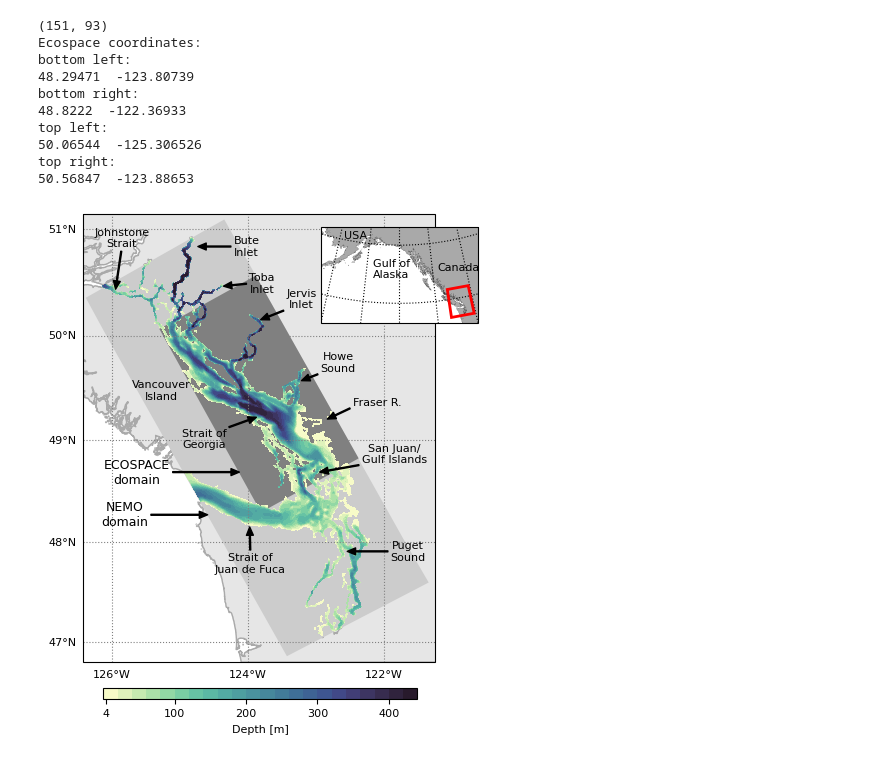
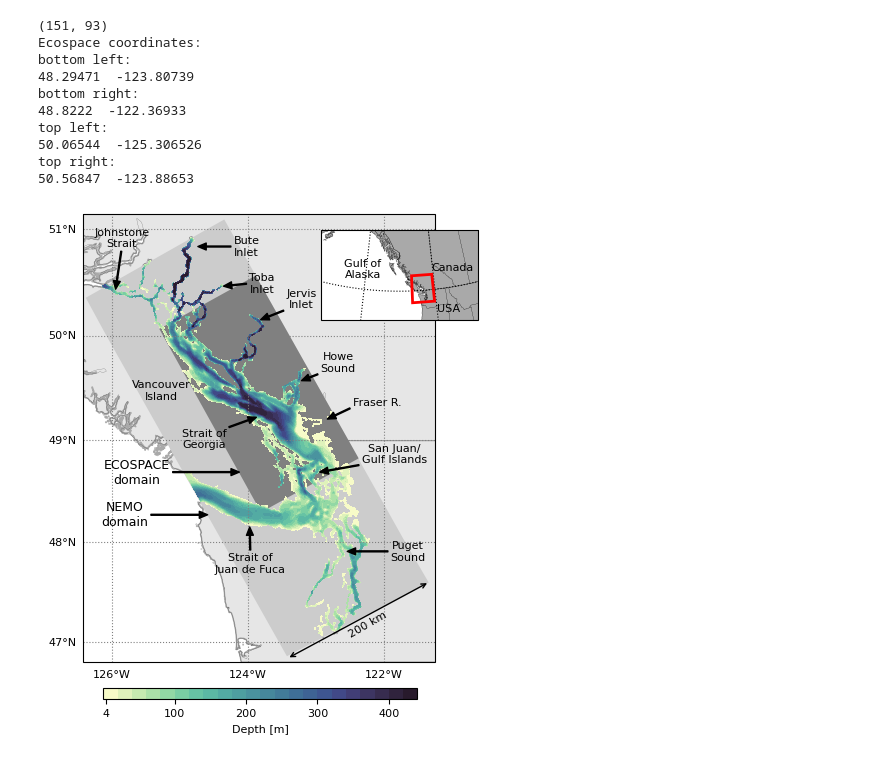
Before and after one commit to goldford/NEMO-Salish-Sea-1500, a Jupyter notebook: code/Visuals - Overview Map (Py3).ipynb, the cells around one changed output. Drawn from its saved outputs; the diff is of its cells as text; code cells hidden in the pictures.

```diff
--- a/code/Visuals - Overview Map (Py3).ipynb
+++ b/code/Visuals - Overview Map (Py3).ipynb
@@ -127,6 +132,8 @@ ax0.set_extent(xlim + ylim)
 imap=True
 if imap==True:
     ax0.add_feature(crt.feature.GSHHSFeature('full', edgecolor='darkgray', facecolor=(.9,.9,.9)))
+    ax0.add_feature(feature.BORDERS,linewidth=0.1)
+    ax0.add_feature(feature.STATES,linewidth=0.1)
 #     verts=[[navlon[0,0]+.01,navlat[0,0]+.01*(navlat[0,0]-navlat[-1,0])/(navlon[0,0]-navlon[-1,0])],
 #            [navlon[0,-1]+.01,navlat[0,-1]+.01*(navlat[0,-1]-navlat[-1,-1])/(navlon[0,-1]-navlon[-1,-1])],
 #            [navlon[-1,-1]-.01,navlat[-1,-1]-.01*(navlat[0,-1]-navlat[-1,-1])/(navlon[0,-1]-navlon[-1,-1])],
@@ -213,37 +220,60 @@ if imap==True:
 
     ax0.annotate('Vancouver\nIsland', xy=(-1.6e5,6.31e6), fontsize=8,ha='center')
 
     ax0.annotate('Fraser R.',xy=(1.124e5,6.277e6),xytext=(1.54e5,6.3e6),
             arrowprops=dict(facecolor='black', width=arrow_w,headwidth=5,headlength=6),fontsize=8)
 
+#     ax0.annotate('200 km',xy=(1.45e5,5.9e6),xytext=(1.3e5,5.9e6),
+#             arrowprops=dict(facecolor='black',arrowstyle='<->'),
+#                  fontsize=8)
+
+    ax0.annotate('', xytext=(0.46e5,5.884e6), xy=(2.8e5,6.01e6), arrowprops=dict(arrowstyle='<->'))
+    ax0.annotate('200 km', xy=(1.44e5,5.92e6), rotation=30)
+
     temp=ax0.get_xlim()
     temp2=ax0.get_ylim()
     xlocs=ticker.FixedLocator(np.arange(np.floor(xlim[0]-1), np.ceil(xlim[1])+2,2))
     ylocs = ticker.FixedLocator(np.arange(np.floor(ylim[0]), np.ceil(ylim[1])+1))
     gl = ax0.gridlines(linestyle=":", color='gray', draw_labels=True, xlocs=xlocs, ylocs=ylocs)
     gl.xlabels_top, gl.ylabels_right = False, False
     gl.xformatter = LONGITUDE_FORMATTER
     gl.yformatter = LATITUDE_FORMATTER
     gl.xlabel_style = {'size': 8}
     gl.ylabel_style = {'size': 8}
     a=18
 
     #Map Inset
-    xmap, ymap = [-160, -120], [45, 62]
+    xmap, ymap = [-150, -110], [42, 59]
     ax1 = fig.add_axes([0.37, 0.77, 0.21, 0.21], projection=crt.crs.LambertConformal(np.mean(xmap), np.mean(ymap)))
     ax1.set_extent(xmap + ymap)
     ax1.add_feature(feature.GSHHSFeature('low', edgecolor='k', facecolor='darkgray', linewidth=0.1))
+    ax1.add_feature(feature.BORDERS,linewidth=0.1)
+    ax1.add_feature(feature.STATES,linewidth=0.1)
     ax1.add_patch(Rectangle((xlim[0], ylim[0]), int(np.diff(xlim))+1, int(np.diff(ylim))+1,
                             transform=crt.crs.PlateCarree(), fill=False, edgecolor='r', zorder=10, linewidth=2))
-    ax1.text(0.33, 0.47, 'Gulf of\nAlaska', transform=ax1.transAxes)
-    ax1.text(0.74, 0.55, 'Canada', transform=ax1.transAxes)
-    ax1.text(0.15, 0.88, 'USA', transform=ax1.transAxes)
+    ax1.text(0.15, 0.47, 'Gulf of\nAlaska', transform=ax1.transAxes)
+    ax1.text(0.7, 0.55, 'Canada', transform=ax1.transAxes)
+    ax1.text(0.74, 0.1, 'USA', transform=ax1.transAxes)
 
-    xticks, yticks = list(range(-170, -100, 10)), list(range(40, 80, 10))
-    ax1.gridlines(linestyle=":", color='k', xlocs=xticks, ylocs=yticks)
+    xticks, yticks = list(range(-160, -100, 20)), list(range(49, 80, 12))
+    ax1.gridlines(linestyle=":", color='k', xlocs=xticks, ylocs=yticks, draw_labels=False)
+#     ax1.xlabels_top = False
+#     ax1.xlabels_left = False
+#     ax1.ylabels_left = False
+#     ax1.ylabels_right= False
+#     ax1.ylabels_top = False
+#     ax1.direction = "in"
     ax1.xaxis.set_major_formatter(LONGITUDE_FORMATTER)
     ax1.yaxis.set_major_formatter(LATITUDE_FORMATTER)
 
+#     gl = ax0.gridlines(linestyle=":", color='gray', draw_labels=True, xlocs=xlocs, ylocs=ylocs)
+#     gl.xlabels_top, gl.ylabels_right = False, False
+#     gl.xformatter = LONGITUDE_FORMATTER
+#     gl.yformatter = LATITUDE_FORMATTER
+#     gl.xlabel_style = {'size': 8}
+#     gl.ylabel_style = {'size': 8}
+
+
 imap2=True
 # %% [output]
-[figure, old version]
+[figure, new version]
```
Also changed, not shown: parts of 1 cell of this notebook, 10 other files.
